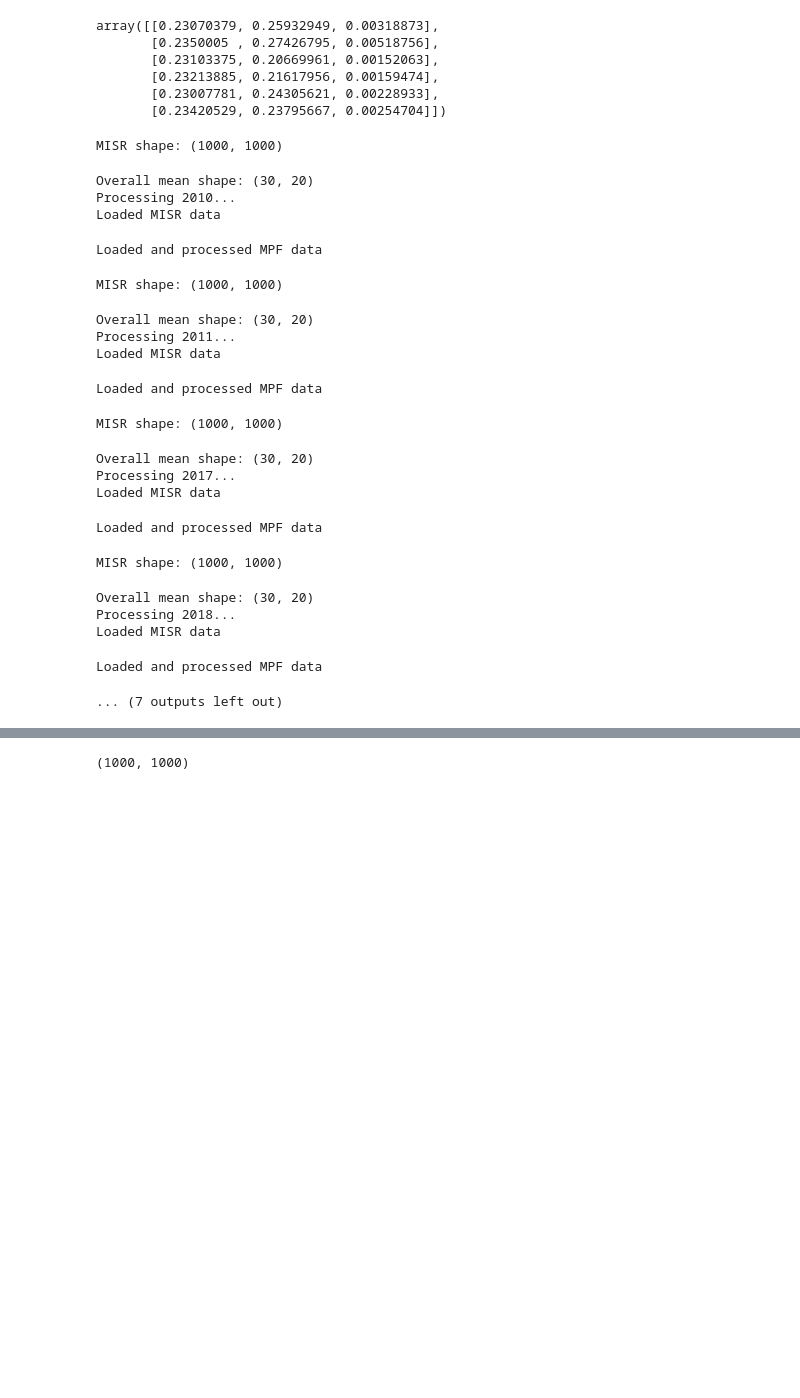
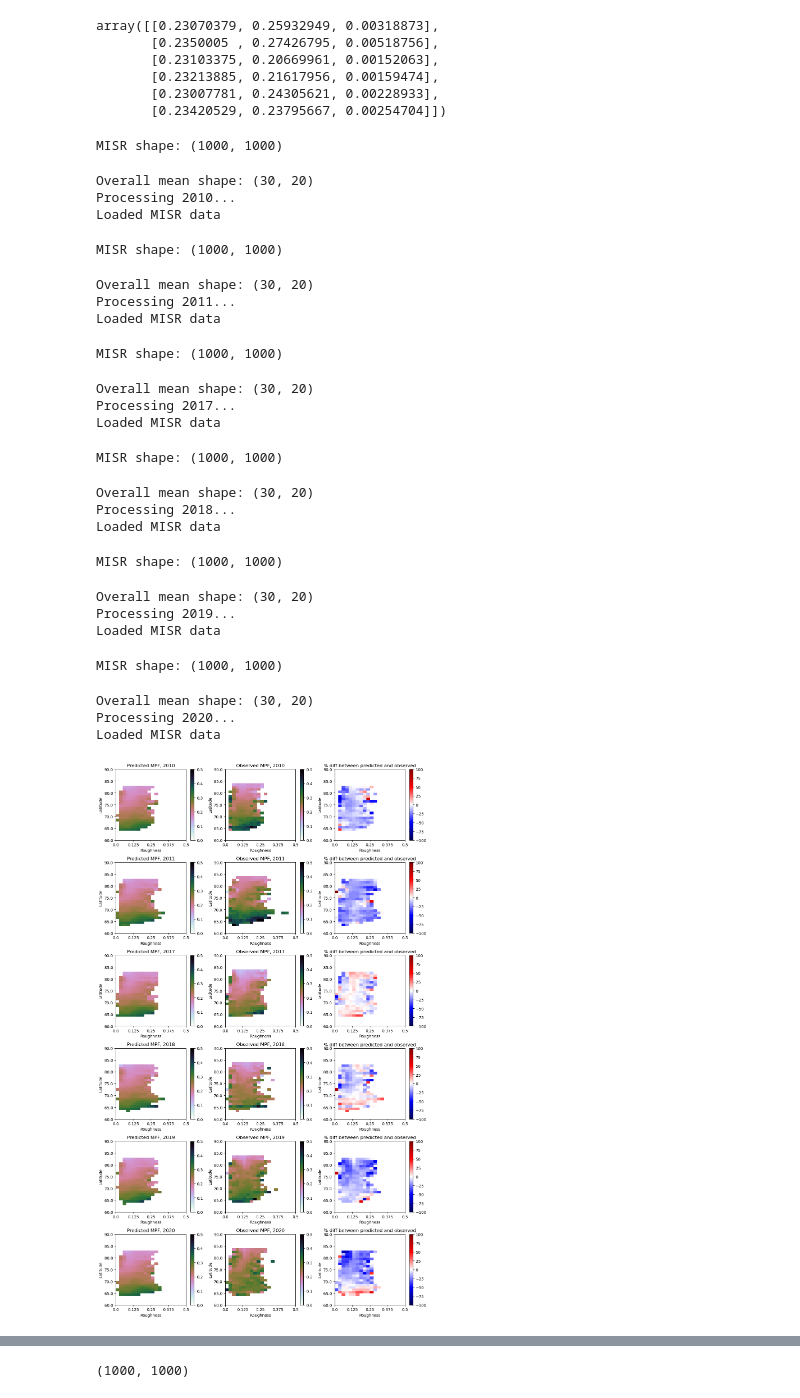
Before and after one commit to rhtweedie/modelled_mpf_with_advection, a Jupyter notebook: lat_analysis_take_2.ipynb, the cells around one changed output, grey strips where cells are left out. Cells and saved outputs as stored; diff of their text form; code cells hidden in the pictures; blank space fills up the shorter version.

Commit message:
Fix plotting of un-advected MPF

```diff
--- a/lat_analysis_take_2.ipynb
+++ b/lat_analysis_take_2.ipynb
@@ -699,13 +699,28 @@ for y in range(len(YEARS)):
     print(f'Loaded MISR data')
 
     # load, subset and find mean of mpf data
-    mpf_advected = pd.read_pickle(f'/home/htweedie/melt_ponds/data/forwarded_mpfs/mpf_from_{year}0401_183_days_spacing_8.pkl')
-    subset_mpf = mpf_advected.loc[format_date(year, '05', '01') : format_date(year, '08', '31')]
-    mean_mpf_advected = np.nanmean(subset_mpf, axis=0).reshape(1000,1000)
-    print(f'Loaded and processed MPF data')
+    may_mpf = np.load(f'{path}/mean_05_{year}.npy').ravel()
+    jun_mpf = np.load(f'{path}/mean_06_{year}.npy').ravel()
+    jul_mpf = np.load(f'{path}/mean_07_{year}.npy').ravel()
+    aug_mpf = np.load(f'{path}/mean_08_{year}.npy').ravel()
+
+    mpf = np.zeros([4,len(may_mpf)])
+    mpf[0,:] = may_mpf
+    mpf[1,:] = jun_mpf
+    mpf[2,:] = jul_mpf
+    mpf[3,:] = aug_mpf
+    mean_mpf = np.nanmean(mpf, axis=0)
+
+    # retrieve MPF coordinates
+    coord_fn = '/home/htweedie/melt_ponds/data/OLCI/olci/LongitudeLatitudeGrid-n12500-Arctic.h5'
+    coords = h5.File(coord_fn, 'r')
+    mpf_lon =  np.array(coords['Longitudes'])
+    mpf_lat = np.array(coords['Latitudes'])
+    x_mpf, y_mpf = WGS84toEASE2N(mpf_lon, mpf_lat)
+    mean_mpf_reshaped = interpolate_to_MISR(x_mpf, y_mpf, mean_mpf, x_MISR, y_MISR)
 
     # mask data to keep only the points for which data are available for all three
-    masked_MPF_MISRGRID, masked_MISR, masked_lat_MISR = MASK_MPF_MISR(mean_mpf_advected, MISR)
+    masked_MPF_MISRGRID, masked_MISR, masked_lat_MISR = MASK_MPF_MISR(mean_mpf_reshaped, MISR)
     observed_year_average = calculate_binned_averages(masked_MPF_MISRGRID, masked_MISR, masked_lat_MISR)
 
     masked_MPF_MISRGRID, masked_MISR, masked_lat_MISR = MASK_MPF_MISR(predicted_mpf, MISR.flatten())
@@ -745,47 +760,51 @@ for y in range(len(YEARS)):
     plt.title(f'Observed MPF, {year}')
     plt.colorbar()
 
 
     # ----- anomaly -----
 
     plt.subplot(6,3,y*3+3)
 
     plt.xticks(x_tick_positions, x_tick_labels) # Relabel ticks
     plt.yticks(y_tick_positions, y_tick_labels)
 
     plt.ylabel("Latitude")
     plt.xlabel("Roughness")
 
     plt.pcolor(perc_diff(predicted_year_average, observed_year_average), vmin=-100, vmax=100, cmap='seismic')
     plt.title(f'% diff between predicted and observed')
     plt.colorbar()
 
 
 # Show the plot
 fig.tight_layout()
 plt.show()
 # %% [output]
 MISR shape: (1000, 1000)
 Overall mean shape: (30, 20)
 Processing 2010...
 Loaded MISR data
-Loaded and processed MPF data
+MISR shape: (1000, 1000)
-MISR shape: (1000, 1000)
+Overall mean shape: (30, 20)
+Processing 2011...
+Loaded MISR data
-Overall mean shape: (30, 20)
-Processing 2011...
-Loaded MISR data
+MISR shape: (1000, 1000)
-Loaded and processed MPF data
+Overall mean shape: (30, 20)
+Processing 2017...
+Loaded MISR data
 MISR shape: (1000, 1000)
 Overall mean shape: (30, 20)
-Processing 2017...
+Processing 2018...
 Loaded MISR data
-Loaded and processed MPF data
+MISR shape: (1000, 1000)
-MISR shape: (1000, 1000)
+Overall mean shape: (30, 20)
+Processing 2019...
+Loaded MISR data
-Overall mean shape: (30, 20)
-Processing 2018...
-Loaded MISR data
+MISR shape: (1000, 1000)
-Loaded and processed MPF data
+Overall mean shape: (30, 20)
+Processing 2020...
+Loaded MISR data
-... (7 outputs left out)
+[figure, added]
 # %%
 print(f'Advected results:\n{results_advected}')
 print(f'Static results:\n{results_static}')
```
Also changed, not shown: parts of 3 cells of this notebook.
